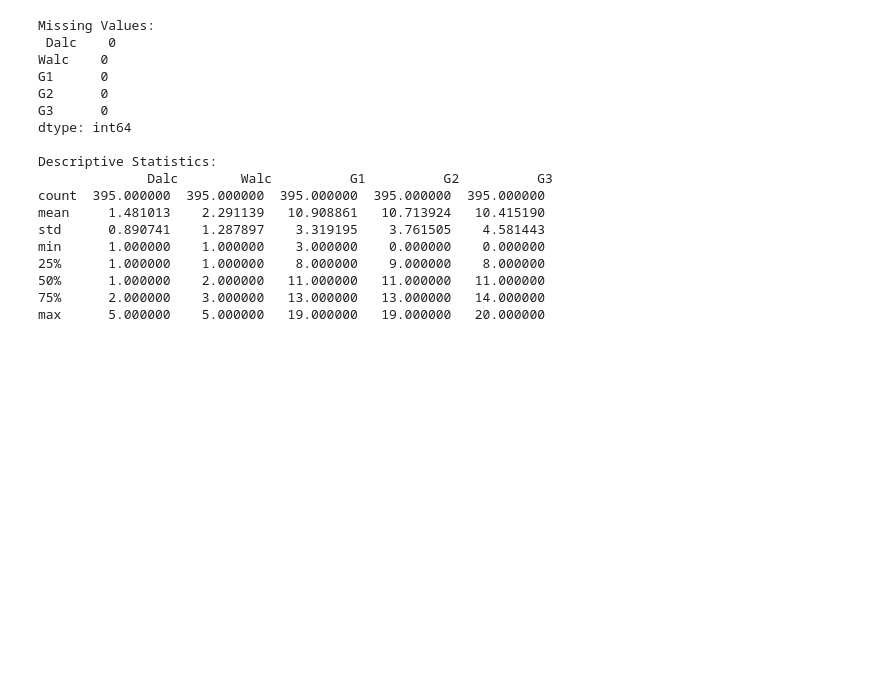
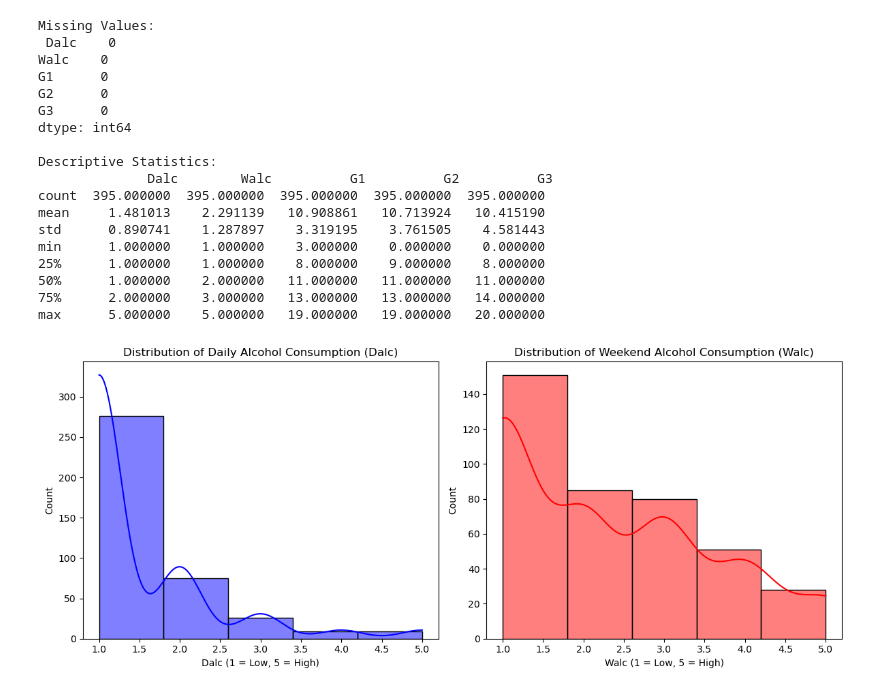
Before and after one commit to lahirudatascience/principles-data-science, a Jupyter notebook: code/student_ analysis.ipynb, the cells around one changed output. Saved outputs shown, nothing was run; the diff lists cells and outputs as text; code cells hidden in the pictures; blank space fills up the shorter version.

Commit message:
Visualizing Alcohol Consumption Distribution done

```diff
--- a/code/student_ analysis.ipynb
+++ b/code/student_ analysis.ipynb
@@ -84,3 +84,19 @@ min      1.000000    1.000000    3.000000    0.000000    0.000000
 50%      1.000000    2.000000   11.000000   11.000000   11.000000
 75%      2.000000    3.000000   13.000000   13.000000   14.000000
 max      5.000000    5.000000   19.000000   19.000000   20.000000
+# %%
+# Step 3: Visualizing Alcohol Consumption Distribution
+fig, axes = plt.subplots(1, 2, figsize=(12, 5))
+sns.histplot(df['Dalc'], bins=5, kde=True, ax=axes[0], color="blue")
+axes[0].set_title("Distribution of Daily Alcohol Consumption (Dalc)")
+axes[0].set_xlabel("Dalc (1 = Low, 5 = High)")
+axes[0].set_ylabel("Count")
+
+sns.histplot(df['Walc'], bins=5, kde=True, ax=axes[1], color="red")
+axes[1].set_title("Distribution of Weekend Alcohol Consumption (Walc)")
+axes[1].set_xlabel("Walc (1 = Low, 5 = High)")
+axes[1].set_ylabel("Count")
+plt.tight_layout()
+plt.show()
+# %% [output]
+[figure, added]
```
